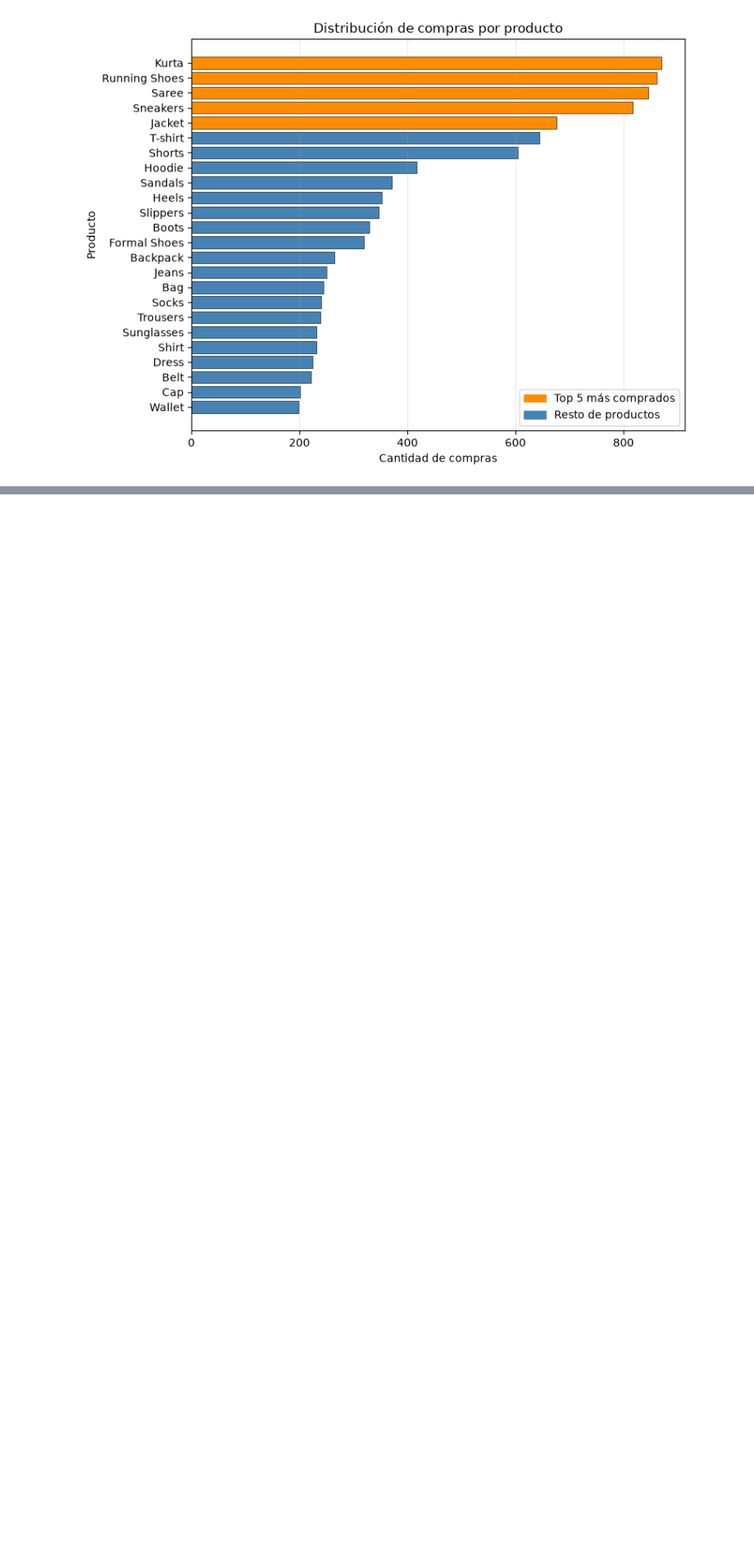
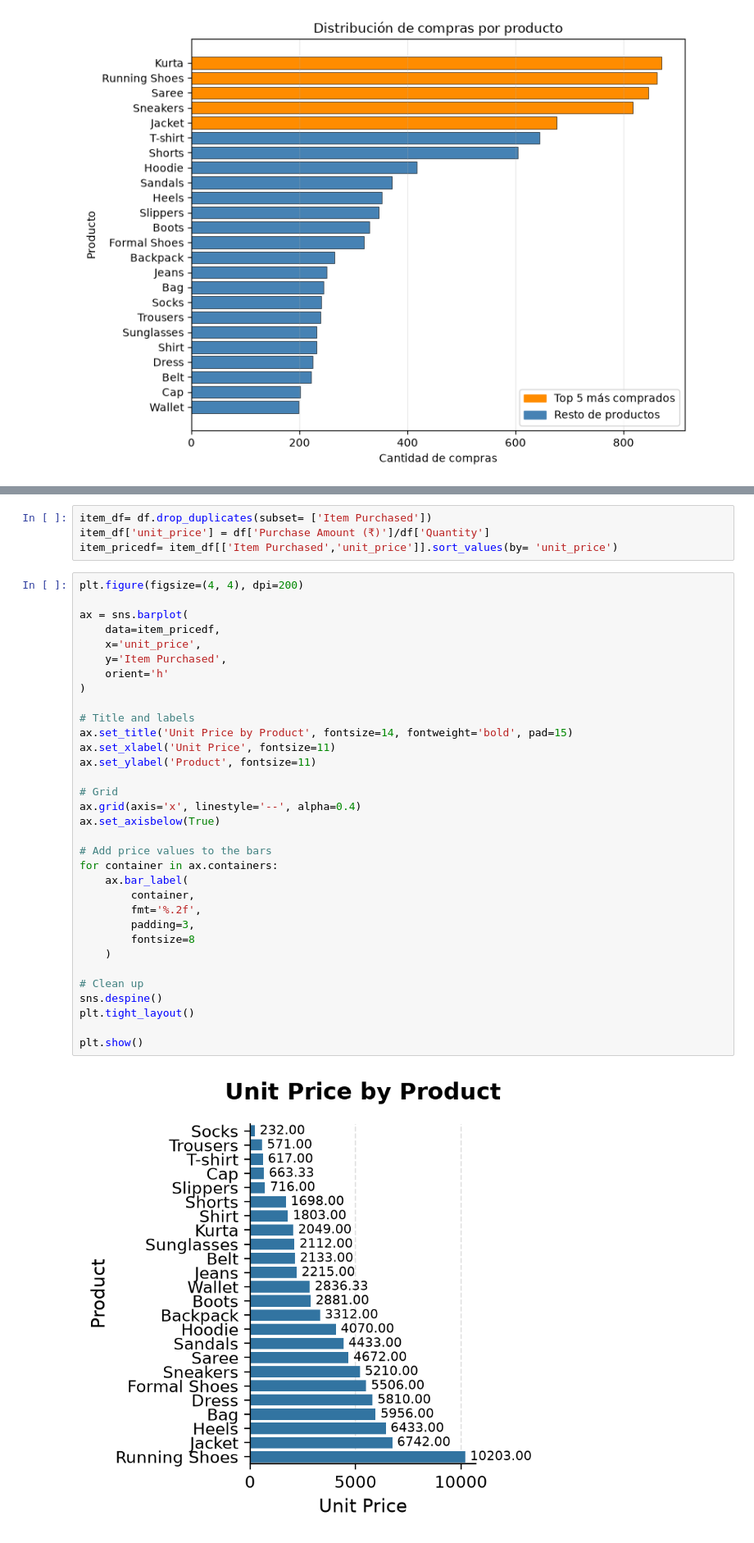
Before and after one commit to GMJ-Analytics/ReActiva-recommender, a Jupyter notebook: notebooks/01_eda_reactiva.ipynb, the cells around one changed output, grey strips where cells are left out. Shown at 82% size. Drawn from its saved outputs; the diff is of its cells as text; blank space fills up the shorter version.

```diff
--- a/notebooks/01_eda_reactiva.ipynb
+++ b/notebooks/01_eda_reactiva.ipynb
@@ -696,3 +707,42 @@ plt.show()
+# %%
+item_df= df.drop_duplicates(subset= ['Item Purchased'])
+item_df['unit_price'] = df['Purchase Amount (₹)']/df['Quantity']
+item_pricedf= item_df[['Item Purchased','unit_price']].sort_values(by= 'unit_price')
+# %%
+plt.figure(figsize=(4, 4), dpi=200)
+
+ax = sns.barplot(
+    data=item_pricedf,
+    x='unit_price',
+    y='Item Purchased',
+    orient='h'
+)
+
+# Title and labels
+ax.set_title('Unit Price by Product', fontsize=14, fontweight='bold', pad=15)
+ax.set_xlabel('Unit Price', fontsize=11)
+ax.set_ylabel('Product', fontsize=11)
+
+# Grid
+ax.grid(axis='x', linestyle='--', alpha=0.4)
+ax.set_axisbelow(True)
+
+# Add price values to the bars
+for container in ax.containers:
+    ax.bar_label(
+        container,
+        fmt='%.2f',
+        padding=3,
+        fontsize=8
+    )
+
+# Clean up
+sns.despine()
+plt.tight_layout()
+
+plt.show()
+# %% [output]
+[figure, added]
 # %% [markdown]
 ### Lectura general de categorías y productos
 
```
Also changed, not shown: parts of 2 cells of this notebook, 3 other files.
